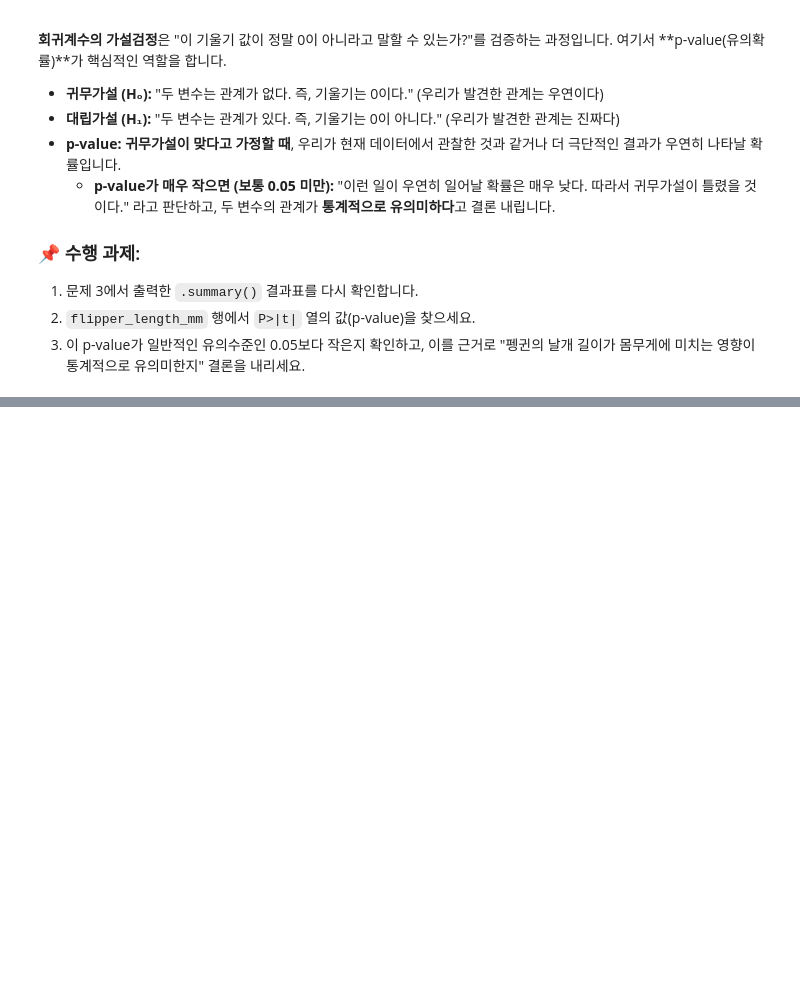
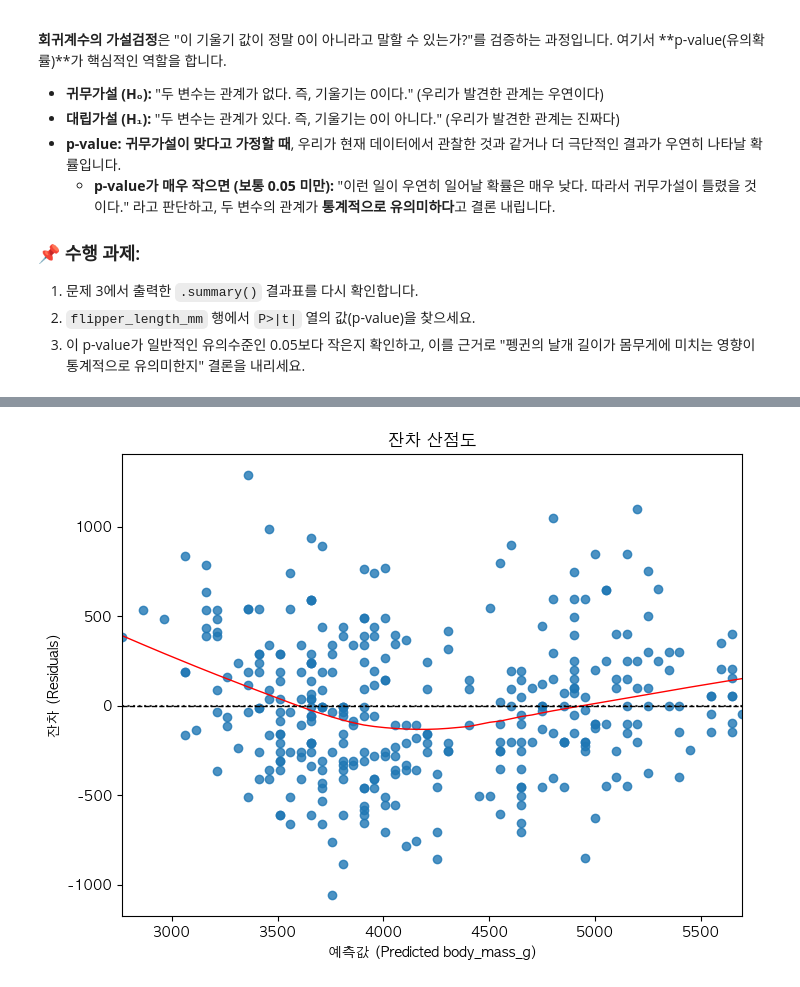
Before and after one commit to twinklefins/modu_project, a Jupyter notebook: 통계101_Day04_실습.ipynb, the cells around one changed output, grey strips where cells are left out. Cells and saved outputs as stored; diff of their text form; code cells hidden in the pictures; blank space fills up the shorter version.

```diff
--- a/통계101_Day04_실습.ipynb
+++ b/통계101_Day04_실습.ipynb
@@ -249,0 +276,29 @@ strong multicollinearity or other numerical problems.
+# %%
+# 1. 결정계수 해석 (summary 표를 보고 직접 작성)
+# R-squared 값: 0.759
+# 설명력 해석: 회귀식이 펭귄 몸무게 변동의 약 75.9%를 날개 길이 변수로 설명할 수 있다.
+
+# 2. 여기에 모델의 예측값과 잔차를 계산하는 코드를 작성하세요.
+# 예측값: model.predict() 함수 사용
+# 잔차: model.resid 속성 사용
+fitted_values = model.fittedvalues      # 예측값
+residuals = model.resid                 # 잔차
+
+# 3. 여기에 잔차 산점도를 그리는 코드를 작성하세요.
+# sns.residplot() 함수를 사용하고, x에는 예측값, y에는 잔차를 지정합니다.
+plt.figure(figsize=(8,6))
+sns.residplot(x=fitted_values, y=residuals, lowess=True,
+              line_kws={'color':'red', 'lw':1})
+plt.axhline(0, color='black', linestyle='--', linewidth=1)
+plt.xlabel("예측값 (Predicted body_mass_g)")
+plt.ylabel("잔차 (Residuals)")
+plt.title("잔차 산점도")
+plt.show()
+
+# 4. 잔차 산점도 패턴 해석 (그래프를 보고 직접 작성)
+# 관찰된 패턴 (무작위인가, 특정 모양이 있는가?): 잔차들이 전체적으로 0을 중심으로 흩어져 있으나,
+# 빨간 추세선이 약간 U자 형태를 보여 완전히 무작위 분포는 아님.
+# 모델 신뢰도에 대한 생각: 대체로 등분산성이 유지되어 신뢰할 수 있으나,
+# 몸무게를 예측할 때 직선 관계만으로는 약간의 한계가 있을 수 있다.
+# %% [output]
+[figure, added]
```
Also changed, not shown: parts of 4 cells of this notebook.
